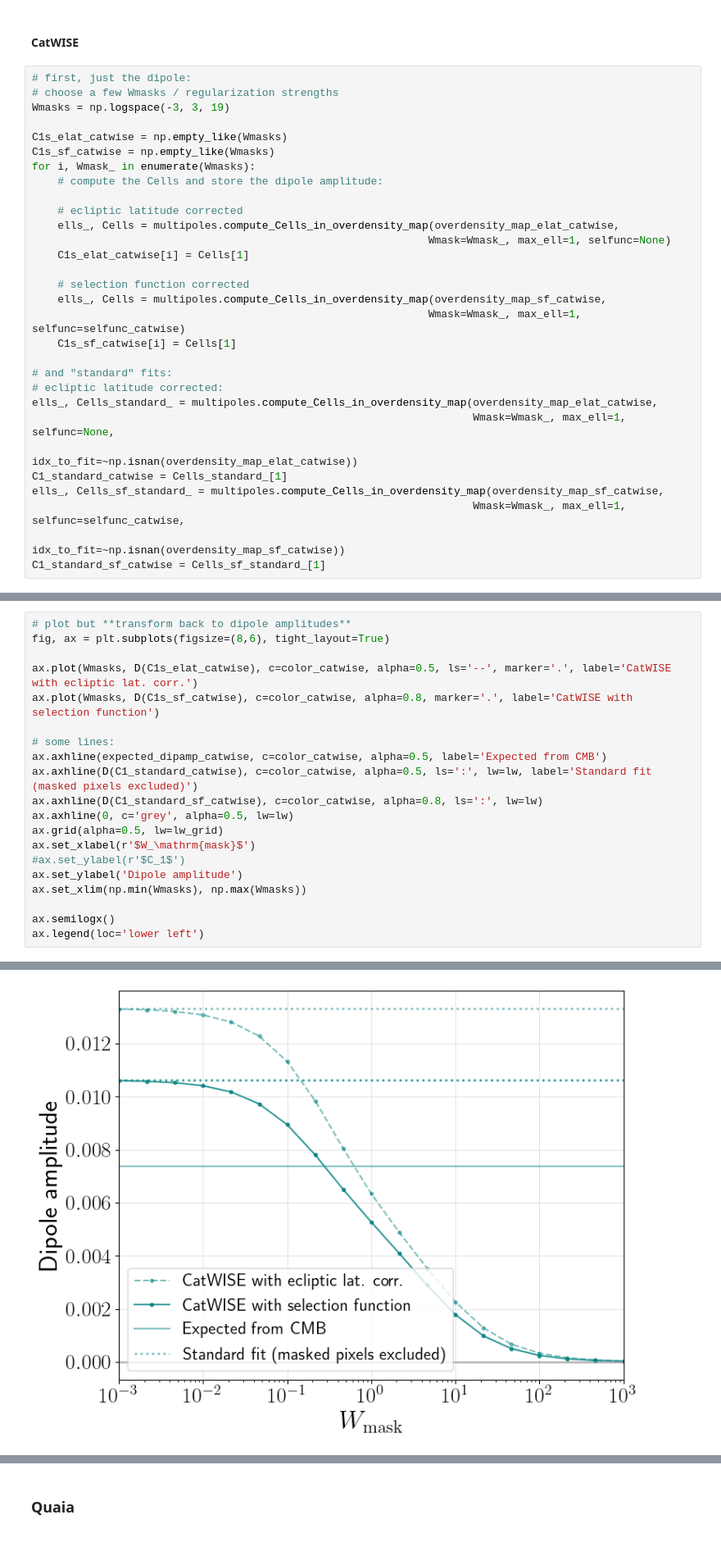
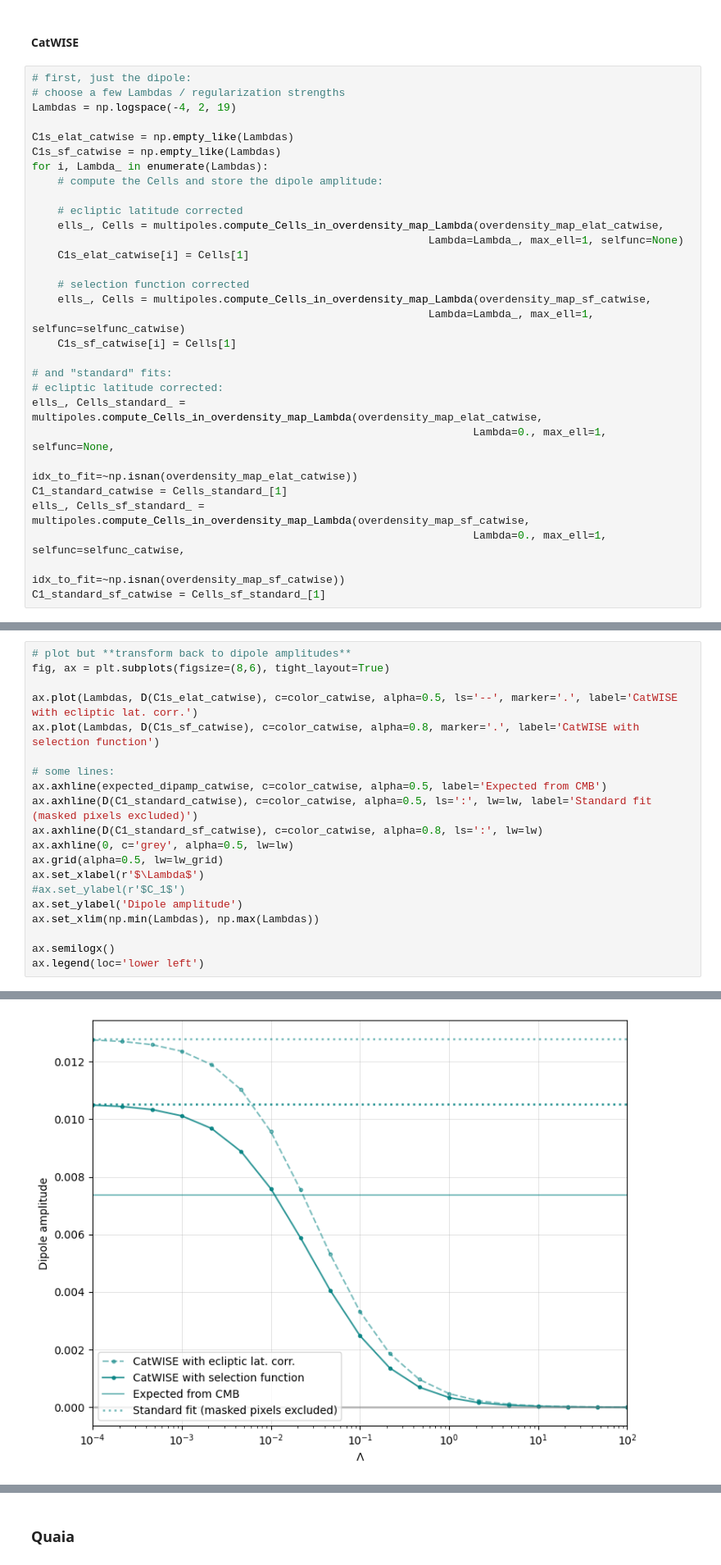
Before and after one commit to abbyw24/lss-dipoles, a Jupyter notebook: notebooks/2024-05-16_plots_for_kate_vksf.ipynb, the cells around one changed output, grey strips where cells are left out. Shown at 82% size. Drawn from its saved outputs; the diff is of its cells as text.

```diff
--- a/notebooks/2024-05-16_plots_for_kate_vksf.ipynb
+++ b/notebooks/2024-05-16_plots_for_kate_vksf.ipynb
@@ -768,32 +693,32 @@ ax.legend(loc=1, handles=handles)
 #### CatWISE
 # %%
 # first, just the dipole:
-# choose a few Wmasks / regularization strengths
-Wmasks = np.logspace(-3, 3, 19)
+# choose a few Lambdas / regularization strengths
+Lambdas = np.logspace(-4, 2, 19)
 
-C1s_elat_catwise = np.empty_like(Wmasks)
-C1s_sf_catwise = np.empty_like(Wmasks)
-for i, Wmask_ in enumerate(Wmasks):
+C1s_elat_catwise = np.empty_like(Lambdas)
+C1s_sf_catwise = np.empty_like(Lambdas)
+for i, Lambda_ in enumerate(Lambdas):
     # compute the Cells and store the dipole amplitude:
 
     # ecliptic latitude corrected
-    ells_, Cells = multipoles.compute_Cells_in_overdensity_map(overdensity_map_elat_catwise,
-                                                              Wmask=Wmask_, max_ell=1, selfunc=None)
+    ells_, Cells = multipoles.compute_Cells_in_overdensity_map_Lambda(overdensity_map_elat_catwise,
+                                                              Lambda=Lambda_, max_ell=1, selfunc=None)
     C1s_elat_catwise[i] = Cells[1]
 
     # selection function corrected
-    ells_, Cells = multipoles.compute_Cells_in_overdensity_map(overdensity_map_sf_catwise,
-                                                              Wmask=Wmask_, max_ell=1, selfunc=selfunc_catwise)
+    ells_, Cells = multipoles.compute_Cells_in_overdensity_map_Lambda(overdensity_map_sf_catwise,
+                                                              Lambda=Lambda_, max_ell=1, selfunc=selfunc_catwise)
     C1s_sf_catwise[i] = Cells[1]
 
 # and "standard" fits:
 # ecliptic latitude corrected:
-ells_, Cells_standard_ = multipoles.compute_Cells_in_overdensity_map(overdensity_map_elat_catwise,
-                                                                     Wmask=Wmask_, max_ell=1, selfunc=None,
+ells_, Cells_standard_ = multipoles.compute_Cells_in_overdensity_map_Lambda(overdensity_map_elat_catwise,
+                                                                     Lambda=0., max_ell=1, selfunc=None,
                                                                      idx_to_fit=~np.isnan(overdensity_map_elat_catwise))
 C1_standard_catwise = Cells_standard_[1]
-ells_, Cells_sf_standard_ = multipoles.compute_Cells_in_overdensity_map(overdensity_map_sf_catwise,
-                                                                     Wmask=Wmask_, max_ell=1, selfunc=selfunc_catwise,
+ells_, Cells_sf_standard_ = multipoles.compute_Cells_in_overdensity_map_Lambda(overdensity_map_sf_catwise,
+                                                                     Lambda=0., max_ell=1, selfunc=selfunc_catwise,
                                                                      idx_to_fit=~np.isnan(overdensity_map_sf_catwise))
 C1_standard_sf_catwise = Cells_sf_standard_[1]
 # %%
@@ -828,25 +753,25 @@ ax.legend(loc='lower left')
 # %%
 # plot but **transform back to dipole amplitudes**
 fig, ax = plt.subplots(figsize=(8,6), tight_layout=True)
 
-ax.plot(Wmasks, D(C1s_elat_catwise), c=color_catwise, alpha=0.5, ls='--', marker='.', label='CatWISE with ecliptic lat. corr.')
-ax.plot(Wmasks, D(C1s_sf_catwise), c=color_catwise, alpha=0.8, marker='.', label='CatWISE with selection function')
+ax.plot(Lambdas, D(C1s_elat_catwise), c=color_catwise, alpha=0.5, ls='--', marker='.', label='CatWISE with ecliptic lat. corr.')
+ax.plot(Lambdas, D(C1s_sf_catwise), c=color_catwise, alpha=0.8, marker='.', label='CatWISE with selection function')
 
 # some lines:
 ax.axhline(expected_dipamp_catwise, c=color_catwise, alpha=0.5, label='Expected from CMB')
 ax.axhline(D(C1_standard_catwise), c=color_catwise, alpha=0.5, ls=':', lw=lw, label='Standard fit (masked pixels excluded)')
 ax.axhline(D(C1_standard_sf_catwise), c=color_catwise, alpha=0.8, ls=':', lw=lw)
 ax.axhline(0, c='grey', alpha=0.5, lw=lw)
 ax.grid(alpha=0.5, lw=lw_grid)
-ax.set_xlabel(r'$W_\mathrm{mask}$')
+ax.set_xlabel(r'$\Lambda$')
 #ax.set_ylabel(r'$C_1$')
 ax.set_ylabel('Dipole amplitude')
-ax.set_xlim(np.min(Wmasks), np.max(Wmasks))
+ax.set_xlim(np.min(Lambdas), np.max(Lambdas))
 
 ax.semilogx()
 ax.legend(loc='lower left')
 # %% [output]
 <matplotlib.legend.Legend at 0x...>
-[figure, old version]
+[figure, new version]
 # %%
 # choose a few max ells
```
Also changed, not shown: parts of 19 cells of this notebook.
